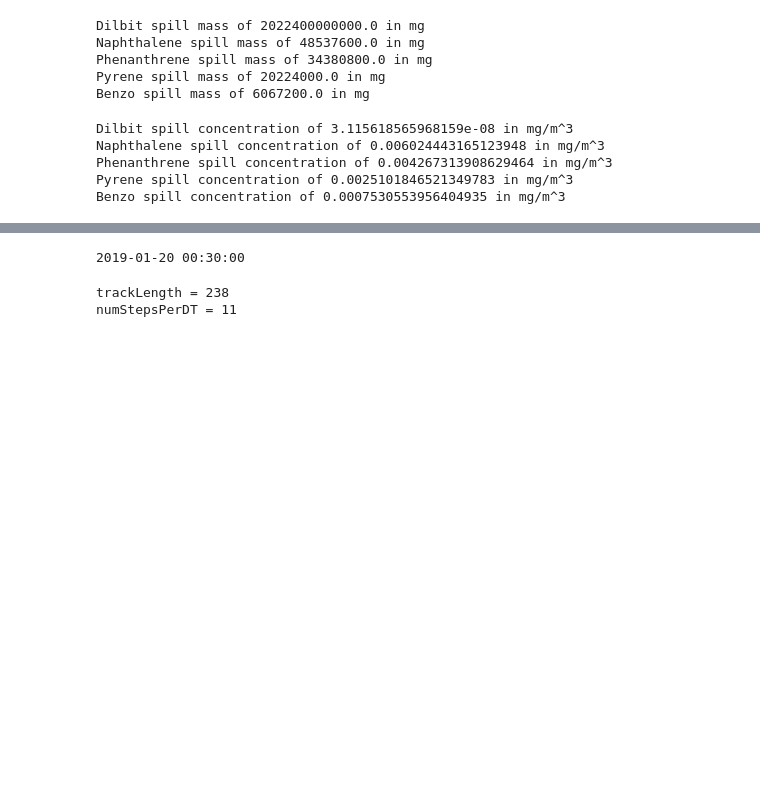
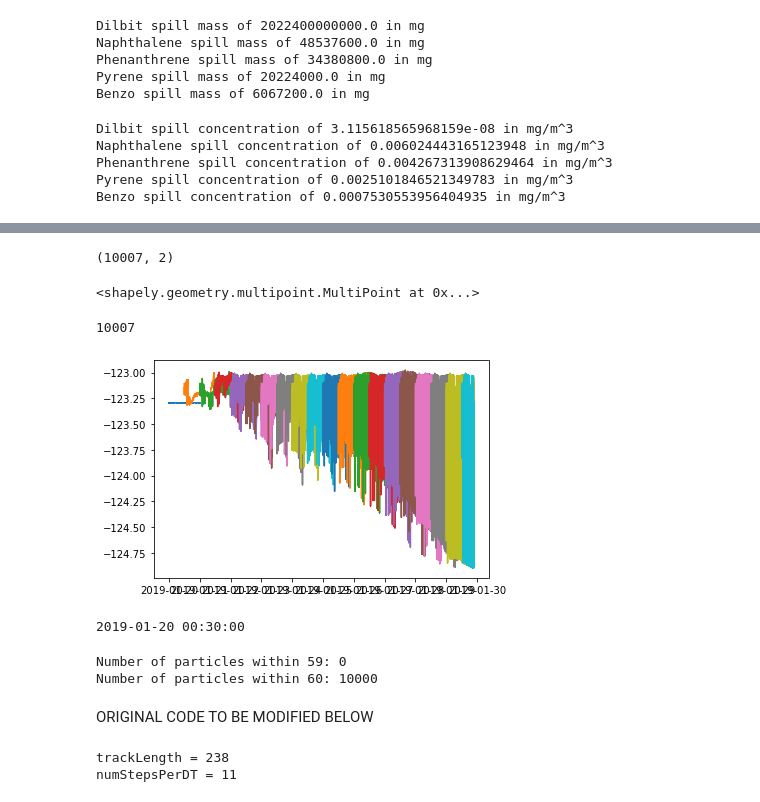
Before and after one commit to SS-Atlantis/analysis-raisha, a Jupyter notebook: notebooks/contaminant-dispersal/SSAM-parse-tracks.ipynb, the cells around one changed output, grey strips where cells are left out. Drawn from its saved outputs; the diff is of its cells as text; code cells hidden in the pictures; blank space fills up the shorter version.

Commit message:
WIP: test new code for optimizing .zarr output processing

```diff
--- a/notebooks/contaminant-dispersal/SSAM-parse-tracks.ipynb
+++ b/notebooks/contaminant-dispersal/SSAM-parse-tracks.ipynb
@@ -162,6 +182,4 @@ numStepsPerDT = int(outputDT/3600.0)
 
 debug = False
 # %%
-# Convert .zarr to .nc
-new_file_name = inputFileName + '.nc'
-pfile = xr.open_zarr(file_path).to_netcdf(new_file_name)
+pfile = xr.open_zarr(file_path) #.to_netcdf(new_file_name)
@@ -175,0 +186,3 @@ probs = np.ma.filled(parcels_file.variables['decay_value'], np.nan)
+# %%
+#an array of times that correspond to Atlantis timesteps
+time_slice = np.arange(0,len(pfile.time[0]),12) #or any N
@@ -175,0 +211,2 @@ probs = np.ma.filled(parcels_file.variables['decay_value'], np.nan)
+# %%
+reduced_pfile = pfile.isel(obs=(time_slice))
@@ -175,0 +254,4 @@ probs = np.ma.filled(parcels_file.variables['decay_value'], np.nan)
+# %%
+points.shape
+# %% [output]
+(10007, 2)
@@ -176,2 +260,22 @@ probs = np.ma.filled(parcels_file.variables['decay_value'], np.nan)
+# %%
+multi_point
+# %% [output]
+<shapely.geometry.multipoint.MultiPoint at 0x...>
+# %%
+# applying to all veraibles now
+lon = reduced_pfile.variables['lon']
+lat = reduced_pfile.variables['lat']
+time = pfile.variables['time'][:,time_slice]
+z = pfile.variables['z'][:,time_slice]
+# %%
+numParticles = lon.shape[0]
+numParticles
+# %% [output]
+10007
+# %%
+import matplotlib.pyplot as plt
+plt.plot(time[5:], lon[5:]);
+# %% [output]
+[figure, added]
 # %%
 numParticles = lon.shape[0]
@@ -187,6 +285,19 @@ d = ts.strftime('%Y-%m-%d %H:%M:%S')
 print(d)
 # %% [output]
 2019-01-20 00:30:00
+# %%
+# TEST
+for box_number in range (59, 61):
+    layer = surface_layer[box_number]
+    box_coordinates = data_df.iloc[box_number].geometry
+    found_particles = np.array([box_coordinates.contains(point) for point in multi_point])
+    num_particles_within_box = np.sum(found_particles)
+    print(f"Number of particles within {box_number}: {num_particles_within_box}")
+# %% [output]
+Number of particles within 59: 0
+Number of particles within 60: 10000
+# %% [markdown]
+ORIGINAL CODE TO BE MODIFIED BELOW
 # %%
 numReleaseDays = 1
 numReleaseSteps = numReleaseDays * stepsPerDay
```
Also changed, not shown: parts of 15 cells of this notebook.
